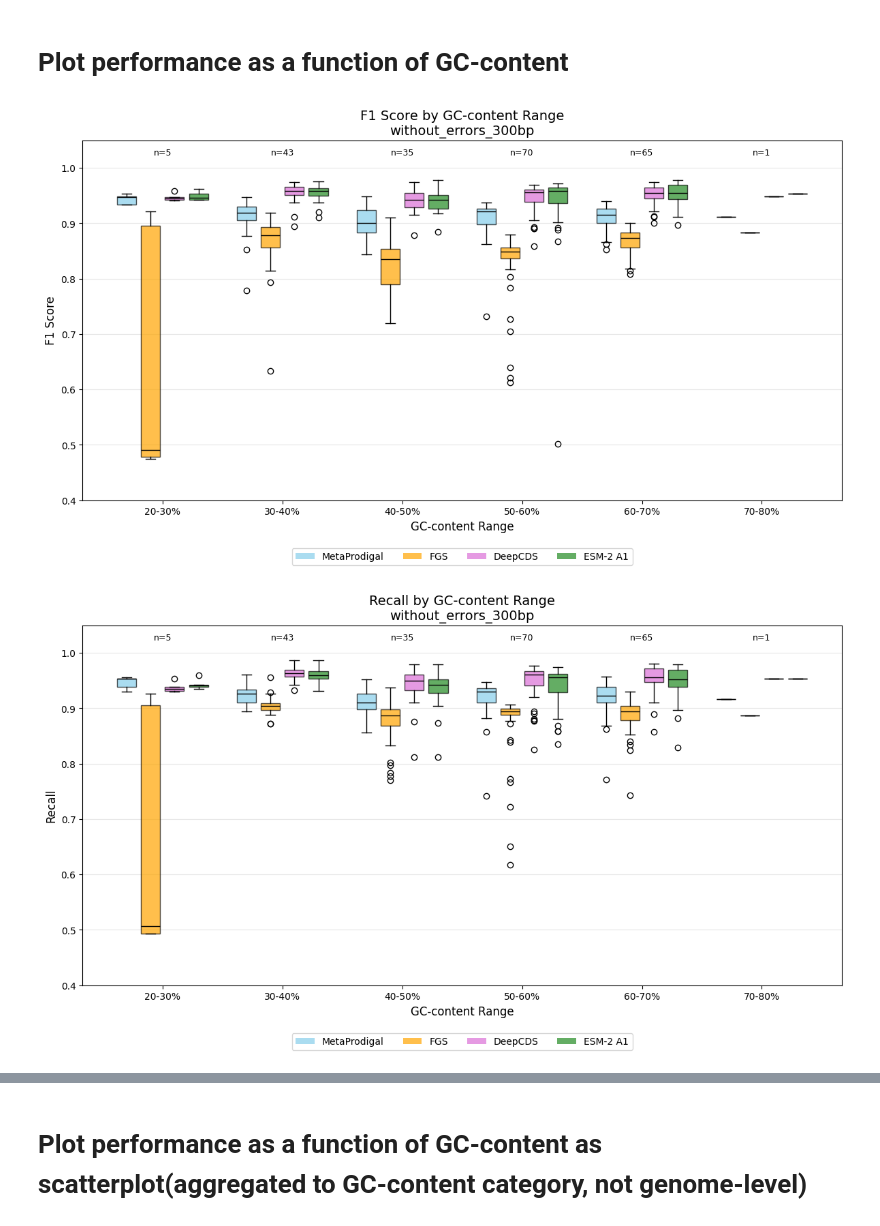
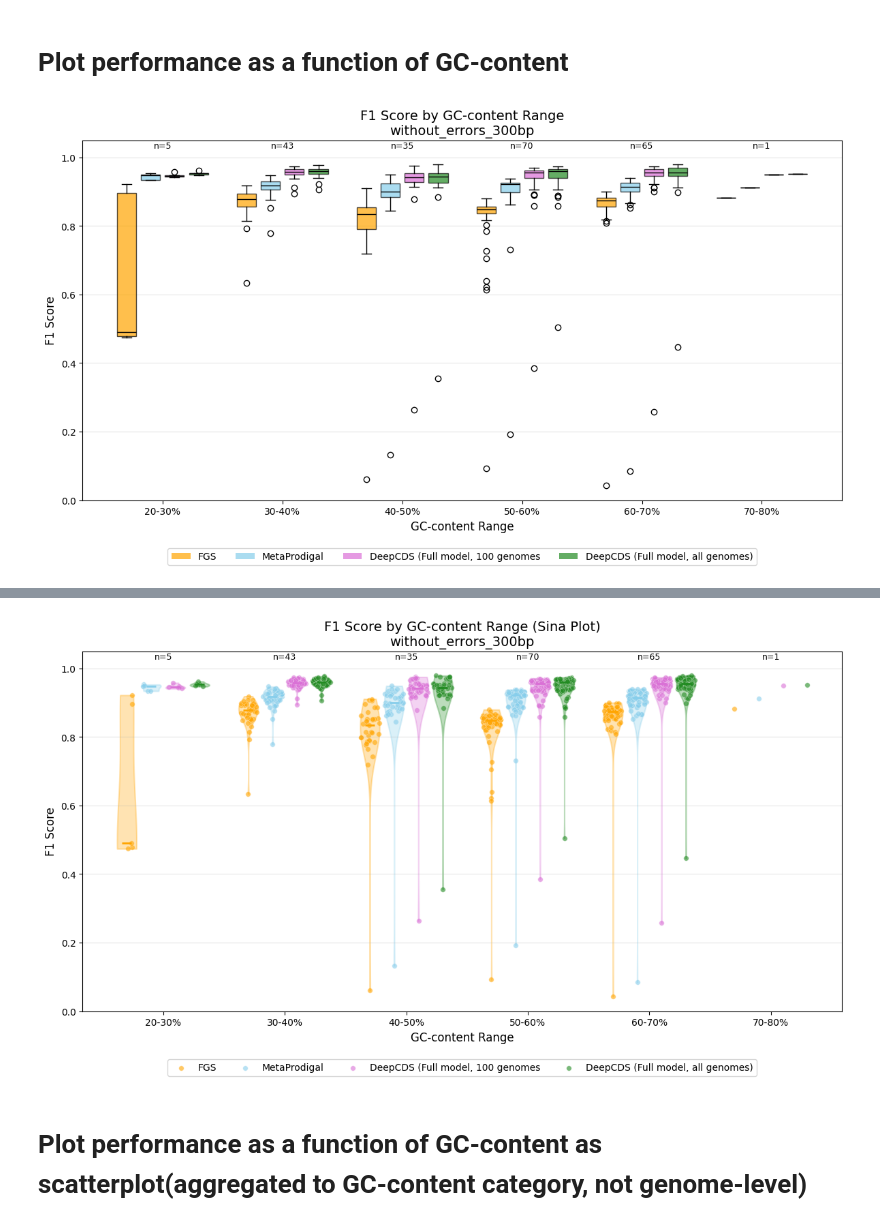
Before and after one commit to lsandvad/deep-cds, a Jupyter notebook: src_dev/benchmark/eval/without_errors/cds_level_evaluation_without_errors.ipynb, the cells around one changed output, grey strips where cells are left out. Drawn from its saved outputs; the diff is of its cells as text; code cells hidden in the pictures.

```diff
--- a/src_dev/benchmark/eval/without_errors/cds_level_evaluation_without_errors.ipynb
+++ b/src_dev/benchmark/eval/without_errors/cds_level_evaluation_without_errors.ipynb
@@ -407,10 +411,10 @@ def plot_metric_per_genome_bars(metric_data, metric_name, data_type, model_displ
     # Create x positions for the bars
     x = np.arange(len(genome_accessions))
     n_models = len(model_names)
-    width = 0.8 / n_models  # Adjust width based on number of models
+    width = 0.9 / n_models  # Adjust width based on number of models
 
     # Create the plot
-    fig, ax = plt.subplots(figsize=(max(13, len(genome_accessions) * 1.3), 7))
+    fig, ax = plt.subplots(figsize=(max(13, len(genome_accessions) * 1.5), 7))
 
     bars_list = []
     # Create bars for each model
@@ -431,9 +435,8 @@ def plot_metric_per_genome_bars(metric_data, metric_name, data_type, model_displ
     ax.set_xticks(x)
     ax.set_xticklabels(x_labels, rotation=30, ha='right')
 
-    # Adjust legend position based on number of models
-    ncol = len(model_names)  # Max 4 columns in legend
-    ax.legend(bbox_to_anchor=(0.5, -0.18), loc='upper center', ncol=np.ceil(ncol/2))
+    # Legend: single row, positioned below x-axis labels to avoid overlap
+    ax.legend(bbox_to_anchor=(0.5, -0.28), loc='upper center', ncol=len(model_names))
 
     # Add value labels on bars
     def add_value_labels(bars, scores):
@@ -447,7 +450,7 @@ def plot_metric_per_genome_bars(metric_data, metric_name, data_type, model_displ
         add_value_labels(bars, metric_data[model_name])
 
     # Set y-axis limits for better visualization (you can adjust these)
-    ax.set_ylim(0.4, 1.0)
+    ax.set_ylim(0, 1.0)
 
     # Add grid for better readability
     ax.grid(True, alpha=0.3, axis='y')
@@ -475,8 +478,8 @@ def plot_all_models_comparison(performance_metric, performance_metrics_genomes_d
     model_display_names = {
         "prodigal": "MetaProdigal",
         "fgs_complete": "FGS",
-        "deep_cds": "DeepCDS (CORRECT)",
-        "esm2_a1": "ESM-2 A1 (CORRECT)"
+        "esm2_a1": "DeepCDS (Full model, 100 genomes",
+        "deep_cds": "DeepCDS (Full model, all genomes)"
     }
 
     # Optional: Define custom colors
@@ -583,15 +586,15 @@ for data_type in data_types:
 
     for test_accession in test_accessions:
         read_names_list, testset_dict, prodigal_dict, \
-        preds_fgs_dict, preds_deep_cds, \
-        preds_a1  = load_in_processed_datasets(test_accession, data_type)
+        preds_fgs_dict, preds_a1, \
+        preds_deep_cds = load_in_processed_datasets(test_accession, data_type)
 
         #Store performance metrics for this genome
         performance_metrics_genomes_dict[test_accession] = {
+            "fgs_complete": calculate_metrics(testset_dict, preds_fgs_dict, read_names_list, overlap_criteria),
             "prodigal": calculate_metrics(testset_dict, prodigal_dict, read_names_list, overlap_criteria),
-            "fgs_complete": calculate_metrics(testset_dict, preds_fgs_dict, read_names_list, overlap_criteria),
-            "deep_cds": calculate_metrics(testset_dict, preds_deep_cds, read_names_list, overlap_criteria),
-            "esm2_a1": calculate_metrics(testset_dict, preds_a1, read_names_list, overlap_criteria)}
+            "esm2_a1": calculate_metrics(testset_dict, preds_a1, read_names_list, overlap_criteria),
+            "deep_cds": calculate_metrics(testset_dict, preds_deep_cds, read_names_list, overlap_criteria)}
 
     #assess wrong predictions to find out if there are any patterns that raise concern/should be fixed
     wrong_predictions = find_wrong_predictions(testset_dict, prodigal_dict, read_names_list, overlap_criteria)
@@ -702,7 +705,7 @@ def plot_metric_by_gc_content_boxplot(performance_metrics_dict, genome_metadata,
 
     # Add grid
     ax.grid(True, alpha=0.3, axis='y')
-    ax.set_ylim(0.4, 1.05)
+    ax.set_ylim(0.0, 1.05)
 
     # Add count annotations above each bin
     for i, label in enumerate(bin_labels):
@@ -716,40 +899,38 @@ for data_type in data_types:
 
     # Calculate performance metrics for ALL test accessions
     all_performance_metrics_dict = {}
     overlap_criteria = 1
 
     for test_accession in tqdm(all_test_accessions, desc=f"Processing {data_type}"):
         try:
             read_names_list, testset_dict, prodigal_dict, \
-            preds_fgs_dict, preds_deep_cds, \
-            preds_a1 = load_in_processed_datasets(test_accession, data_type)
+            preds_fgs_dict, preds_a1, preds_deep_cds = load_in_processed_datasets(test_accession, data_type)
 
             all_performance_metrics_dict[test_accession] = {
+                "fgs_complete": calculate_metrics(testset_dict, preds_fgs_dict, read_names_list, overlap_criteria),
                 "prodigal": calculate_metrics(testset_dict, prodigal_dict, read_names_list, overlap_criteria),
-                "fgs_complete": calculate_metrics(testset_dict, preds_fgs_dict, read_names_list, overlap_criteria),
-                "deep_cds": calculate_metrics(testset_dict, preds_deep_cds, read_names_list, overlap_criteria),
-                "esm2_a1": calculate_metrics(testset_dict, preds_a1, read_names_list, overlap_criteria)
+                "esm2_a1": calculate_metrics(testset_dict, preds_a1, read_names_list, overlap_criteria),
+                "deep_cds": calculate_metrics(testset_dict, preds_deep_cds, read_names_list, overlap_criteria)
             }
         except Exception as e:
             print(f"Error processing {test_accession}: {e}")
             continue
 
     # Define display names and colors
     model_display_names = {
         "prodigal": "MetaProdigal",
         "fgs_complete": "FGS",
-        "deep_cds": "DeepCDS",
-        "esm2_a1": "ESM-2 A1"
+        "esm2_a1": "DeepCDS (Full model, 100 genomes",
+        "deep_cds": "DeepCDS (Full model, all genomes)"
     }
-    custom_colors = ['skyblue', 'orange', 'orchid', 'forestgreen']
+    custom_colors = ['orange', 'skyblue', 'orchid', 'forestgreen']
 
     # Plot boxplots by GC-content
     plot_metric_by_gc_content_boxplot(all_performance_metrics_dict, all_genomes, 'f1_score', data_type,
                                       model_display_names=model_display_names, colors=custom_colors)
     #plot_metric_by_gc_content_boxplot(all_performance_metrics_dict, all_genomes, 'recall', data_type,
     #                                  model_display_names=model_display_names, colors=custom_colors)
     #plot_metric_by_gc_content_boxplot(all_performance_metrics_dict, all_genomes, 'precision', data_type,
     #                                  model_display_names=model_display_names, colors=custom_colors)
 # %% [output]
-[figure, old version]
+[figure, new version]
-[figure, removed]
@@ -757,3 +937,36 @@ for data_type in data_types:
+# %%
+# Reorder the metrics dict to control bar order
+def reorder_metrics(metrics_dict, order):
+    """Reorder the model keys in performance metrics dict."""
+    reordered = {}
+    for acc, models in metrics_dict.items():
+        reordered[acc] = {model: models[model] for model in order if model in models}
+    return reordered
+
+model_order = ["fgs_complete", "prodigal", "esm2_a1", "deep_cds"]
+model_display_names_ordered = {
+    "fgs_complete": "FGS",
+    "prodigal": "MetaProdigal",
+    "esm2_a1": "DeepCDS (Full model, 100 genomes",
+    "deep_cds": "DeepCDS (Full model, all genomes)"
+}
+
+custom_colors_ordered = ['orange', 'skyblue', 'orchid', 'forestgreen']
+
+# Plot sina plots by GC-content
+all_performance_metrics_ordered = reorder_metrics(all_performance_metrics_dict, model_order)
+for data_type in data_types:
+    plot_metric_by_gc_content_sina(all_performance_metrics_ordered, all_genomes, 'f1_score', data_type,
+                                   model_display_names=model_display_names_ordered, colors=custom_colors_ordered,
+                                   overlay='violin')
+    #plot_metric_by_gc_content_sina(all_performance_metrics_ordered, all_genomes, 'recall', data_type,
+    #                               model_display_names=model_display_names_ordered, colors=custom_colors_ordered,
+    #                               overlay='violin')
+    #plot_metric_by_gc_content_sina(all_performance_metrics_ordered, all_genomes, 'precision', data_type,
+    #                               model_display_names=model_display_names_ordered, colors=custom_colors_ordered,
+    #                               overlay='violin')
+# %% [output]
+[figure, added]
 # %% [markdown]
 # Plot performance as a function of GC-content as scatterplot(aggregated to GC-content category, not genome-level)
 # %%
```
Also changed, not shown: parts of 20 cells of this notebook, 5 other files.
